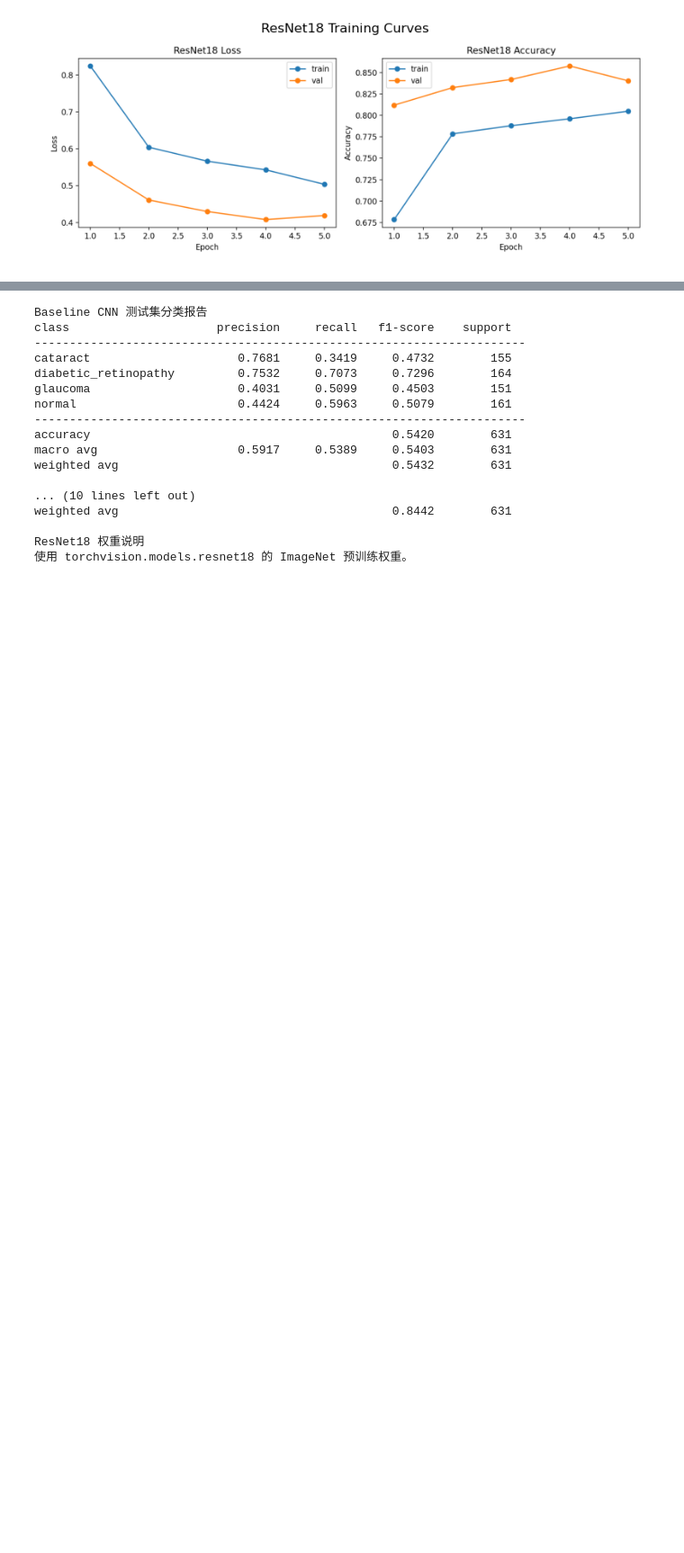
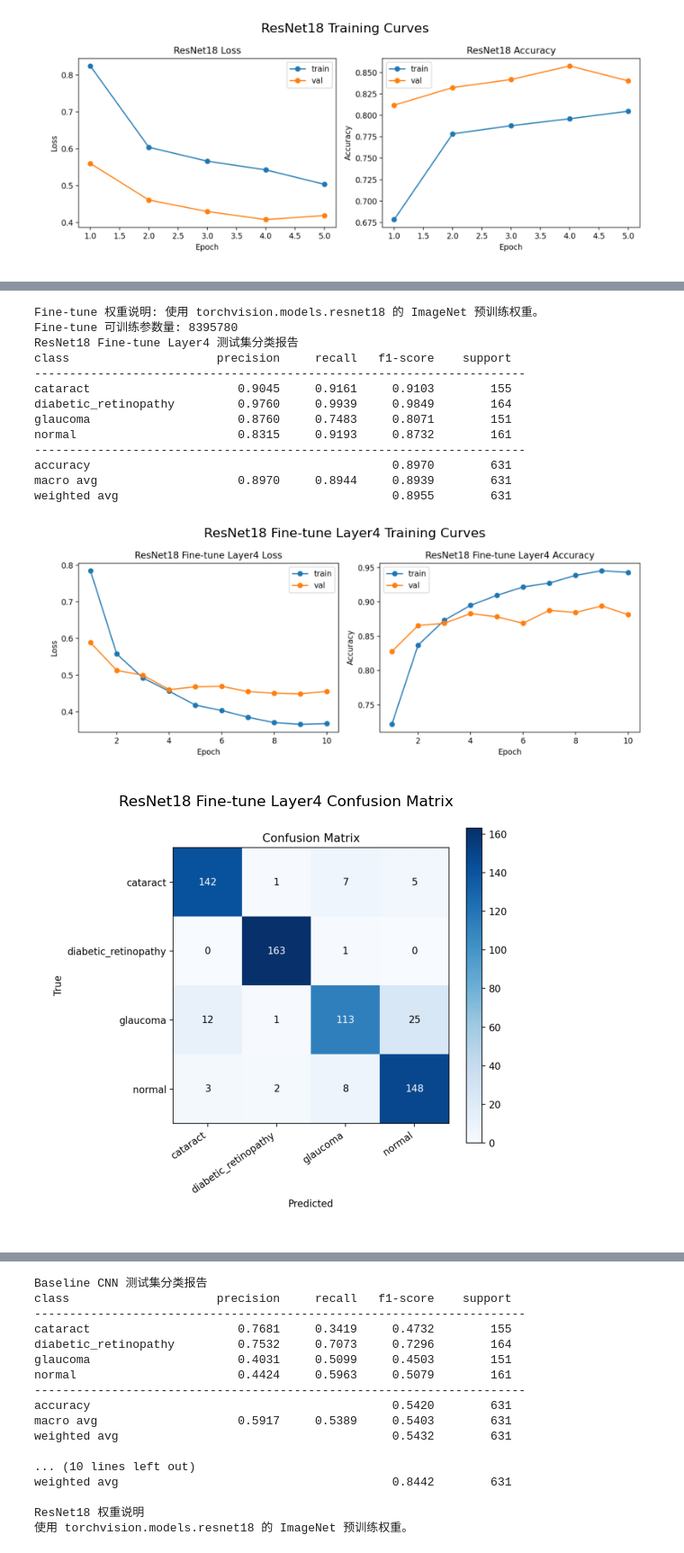
Before and after one commit to Ygrowly/Deep-Learning, a Jupyter notebook: DL课程设计.ipynb, the cells around one changed output, grey strips where cells are left out. Shown at 90% size. Drawn from its saved outputs; the diff is of its cells as text; code cells hidden in the pictures; blank space fills up the shorter version.

```diff
--- a/DL课程设计.ipynb
+++ b/DL课程设计.ipynb
@@ -305,0 +339,60 @@ else:
+# %%
+finetune_outputs = [
+    "resnet18_finetune_curves.png",
+    "resnet18_finetune_confusion_matrix.png",
+    "resnet18_finetune_classification_report.txt",
+    "best_resnet18_finetune.pth",
+]
+missing_finetune_outputs = [name for name in finetune_outputs if not (OUTPUT_DIR / name).exists()]
+
+finetune_train_loader, finetune_val_loader, finetune_test_loader, _ = create_finetune_dataloaders(batch_size=BATCH_SIZE)
+finetune_model, finetune_note = build_resnet18(num_classes, allow_download=True, unfreeze_layer4=True)
+print("Fine-tune 权重说明:", finetune_note)
+print("Fine-tune 可训练参数量:", sum(p.numel() for p in finetune_model.parameters() if p.requires_grad))
+
+if FORCE_FINETUNE or missing_finetune_outputs:
+    finetune_model, finetune_history = fit_resnet18_layer4_finetune(
+        finetune_model,
+        finetune_train_loader,
+        finetune_val_loader,
+        num_epochs=10,
+        layer4_lr=3e-5,
+        fc_lr=3e-4,
+        weight_decay=1e-4,
+        patience=3,
+        save_path=OUTPUT_DIR / "best_resnet18_finetune.pth",
+    )
+    plot_training_history(
+        finetune_history,
+        "ResNet18 Fine-tune Layer4",
+        save_path=FIGURE_DIR / "resnet18_finetune_curves.png",
+    )
+
+    finetune_metrics = evaluate_model(finetune_model, finetune_test_loader, class_names)
+    finetune_report_text, finetune_summary = save_finetune_report(finetune_metrics)
+    print(finetune_report_text)
+    plot_confusion_matrix(
+        finetune_metrics["confusion_matrix"],
+        class_names,
+        save_path=FIGURE_DIR / "resnet18_finetune_confusion_matrix.png",
+    )
+else:
+    print((OUTPUT_DIR / "resnet18_finetune_classification_report.txt").read_text(encoding="utf-8"))
+    show_saved_image("resnet18_finetune_curves.png", title="ResNet18 Fine-tune Layer4 Training Curves")
+    show_saved_image("resnet18_finetune_confusion_matrix.png", title="ResNet18 Fine-tune Layer4 Confusion Matrix")
+# %% [output]
+Fine-tune 权重说明: 使用 torchvision.models.resnet18 的 ImageNet 预训练权重。
+Fine-tune 可训练参数量: 8395780
+ResNet18 Fine-tune Layer4 测试集分类报告
+class                     precision     recall   f1-score    support
+----------------------------------------------------------------------
+cataract                     0.9045     0.9161     0.9103        155
+diabetic_retinopathy         0.9760     0.9939     0.9849        164
+glaucoma                     0.8760     0.7483     0.8071        151
+normal                       0.8315     0.9193     0.8732        161
+----------------------------------------------------------------------
+accuracy                                           0.8970        631
+macro avg                    0.8970     0.8944     0.8939        631
+weighted avg                                       0.8955        631
+[figure, added]
+[figure, added]
```
Also changed, not shown: parts of 49 cells of this notebook, 12 other files.
